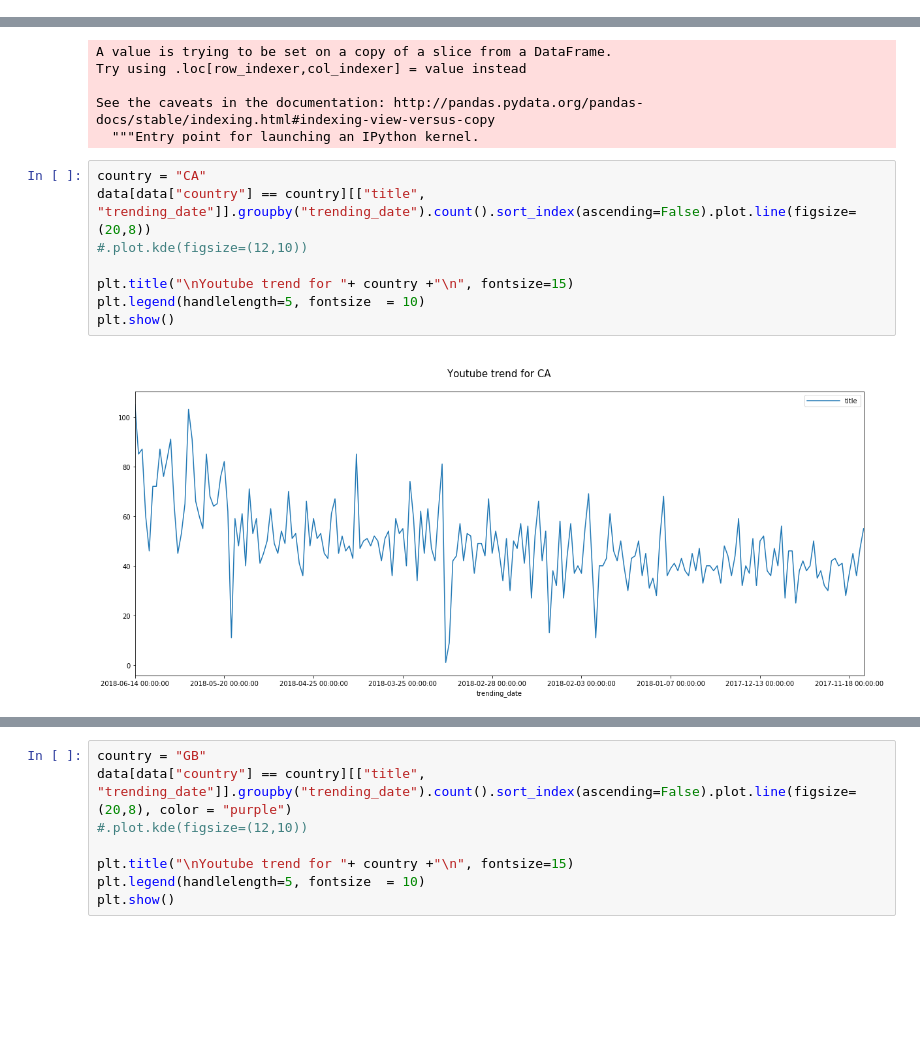
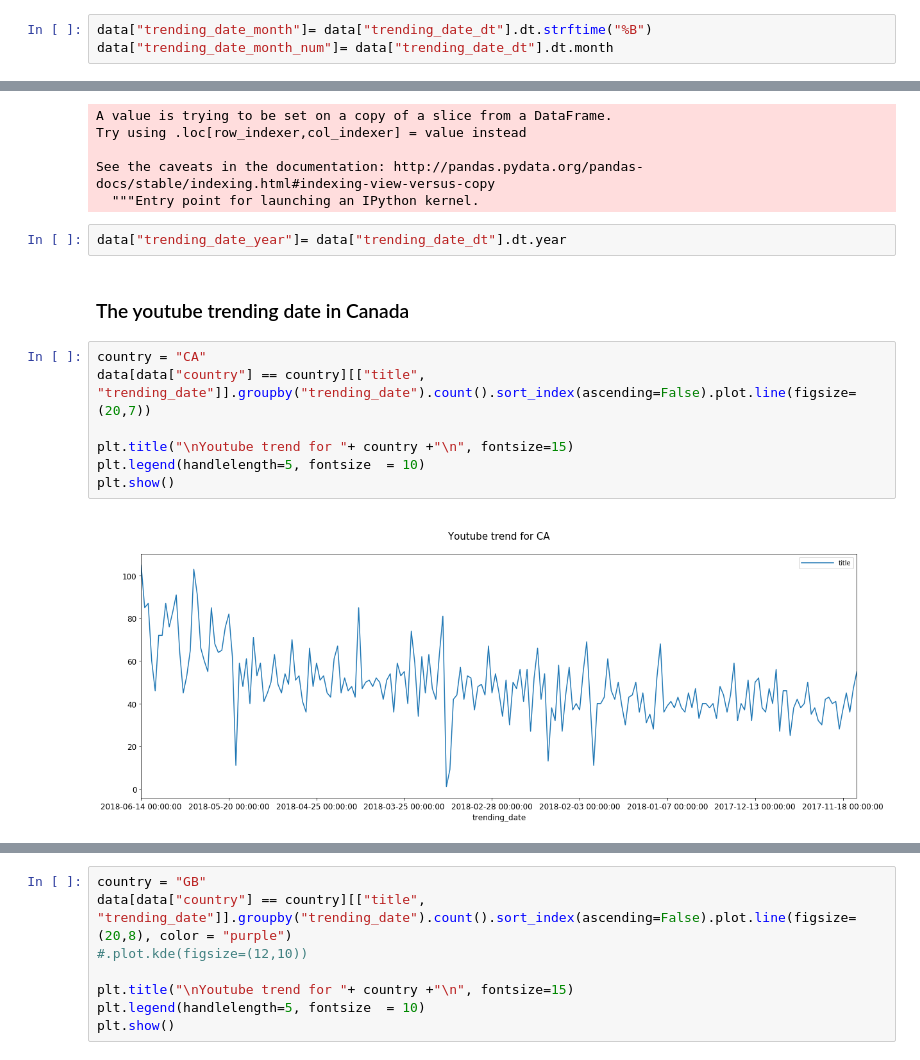
Before and after one commit to emami06/TrendingVideoYouTube, a Jupyter notebook: YouTube+EDA.ipynb, the cells around one changed output, grey strips where cells are left out. Drawn from its saved outputs; the diff is of its cells as text; blank space fills up the shorter version.

```diff
--- a/YouTube+EDA.ipynb
+++ b/YouTube+EDA.ipynb
@@ -242,3 +278,6 @@ Try using .loc[row_indexer,col_indexer] = value instead
 
 See the caveats in the documentation: http://pandas.pydata.org/pandas-docs/stable/indexing.html#indexing-view-versus-copy
   """Entry point for launching an IPython kernel.
+# %%
+data["trending_date_month"]= data["trending_date_dt"].dt.strftime("%B")
+data["trending_date_month_num"]= data["trending_date_dt"].dt.month
@@ -250,13 +299,16 @@ Try using .loc[row_indexer,col_indexer] = value instead
 
 See the caveats in the documentation: http://pandas.pydata.org/pandas-docs/stable/indexing.html#indexing-view-versus-copy
   """Entry point for launching an IPython kernel.
+# %%
+data["trending_date_year"]= data["trending_date_dt"].dt.year
+# %% [markdown]
+### The youtube trending date in Canada
 # %%
 country = "CA"
-data[data["country"] == country][["title", "trending_date"]].groupby("trending_date").count().sort_index(ascending=False).plot.line(figsize=(20,8))
-#.plot.kde(figsize=(12,10))
+data[data["country"] == country][["title", "trending_date"]].groupby("trending_date").count().sort_index(ascending=False).plot.line(figsize=(20,7))
 
 plt.title("\nYoutube trend for "+ country +"\n", fontsize=15)
 plt.legend(handlelength=5, fontsize  = 10)
 plt.show()
 # %% [output]
-[figure, old version]
+[figure, new version]
```
Also changed, not shown: parts of 19 cells of this notebook.
